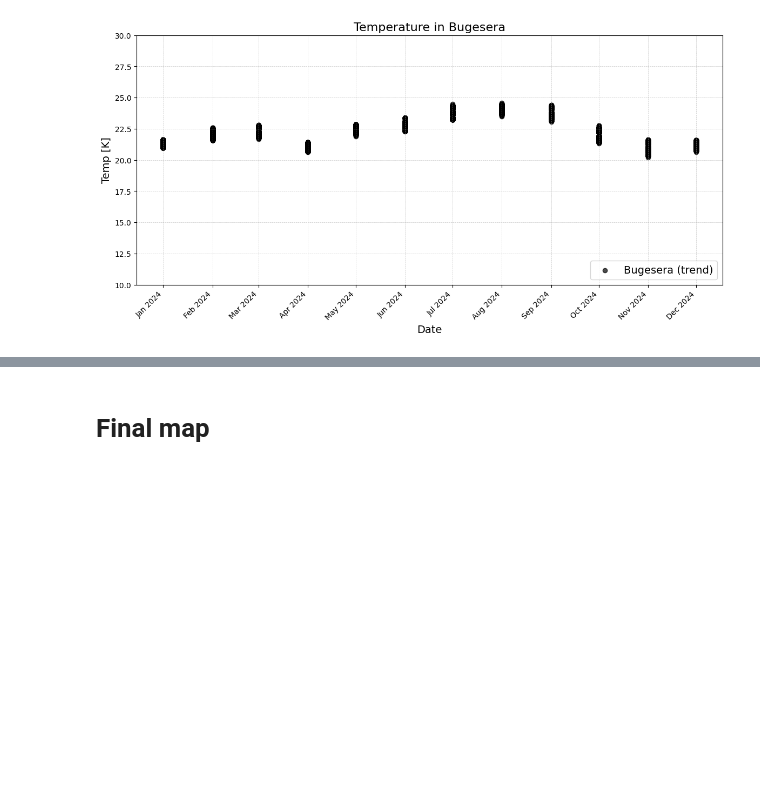
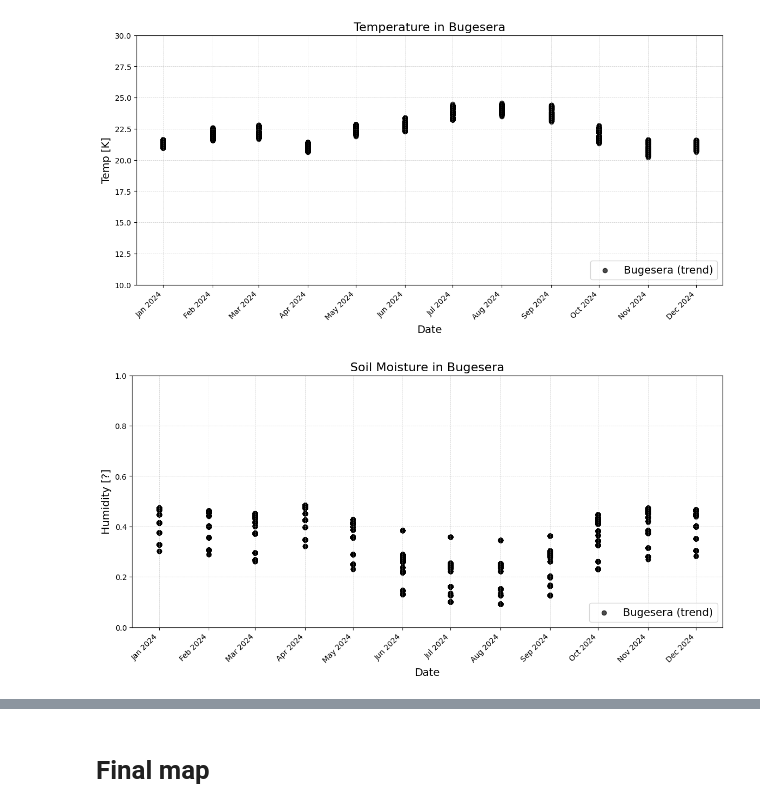
Before and after one commit to TheRealToky/rwanda-climate-alerts, a Jupyter notebook: notebooks/02_plot.ipynb, the cells around one changed output, grey strips where cells are left out. Saved outputs shown, nothing was run; the diff lists cells and outputs as text; code cells hidden in the pictures; blank space fills up the shorter version.

Commit message:
fix soil moist and ndvi

```diff
--- a/notebooks/02_plot.ipynb
+++ b/notebooks/02_plot.ipynb
@@ -87,6 +80,7 @@ slope = ee.Terrain.slope(dem)
 # %% [markdown]
 # Fetch Time series
 # %%
+# Fetch Time series
 def get_time_series(image_collection, district_name, start_date, end_date, scale):
     district = ee.FeatureCollection("FAO/GAUL/2015/level2") \
                     .filter(ee.Filter.eq("ADM0_NAME", "Rwanda")) \
@@ -97,9 +91,18 @@ def get_time_series(image_collection, district_name, start_date, end_date, scale
                             .filterDate(start_date, end_date) \
                             .getRegion(district, scale=scale) \
                             .getInfo()
+
+    date_range = [start_date, end_date]
+
     return district_time_series
 
-bugesera_time_series = get_time_series(chirps, "Bugesera", "2024-01-01", "2024-12-31", 1000)
+bugesera_chirps_ts  = get_time_series(chirps, "Bugesera", "2024-01-01", "2024-12-31", 1000)
+bugesera_moist_ts  = get_time_series(soil_moist, "Bugesera", "2024-01-01", "2024-12-31", 1000)
+bugesera_ndvi_ts  = get_time_series(ndvi, "Bugesera", "2024-01-01", "2024-12-31", 1000)
+#
+# print(type(bugesera_chirps_ts), bugesera_chirps_ts)
+# print(type(bugesera_moist_ts))
+# print(type(bugesera_ndvi_ts))
 # %% [markdown]
 ## Convert to pandas DataFrame
 # %%
@@ -126,4 +129,10 @@ def ee_array_to_df(arr, list_of_bands):
 
     return df
 
-bugesera_df = ee_array_to_df(bugesera_time_series, ['precipitation'])
+bugesera_moist_df = ee_array_to_df(bugesera_chirps_ts, ['precipitation'])
+bugesera_moist_df = ee_array_to_df(bugesera_moist_ts, ['volumetric_soil_water_layer_1'])
+bugesera_ndvi_df = ee_array_to_df(bugesera_ndvi_ts, ['NDVI'])
+
+print(bugesera_ndvi_df[:10])
+print(bugesera_ndvi_df["NDVI"].mean())
+print(bugesera_ndvi_df["NDVI"].median())
@@ -242,3 +246,35 @@ era5_plot()
 plt.show()
 # %% [output]
 [figure]
+# %%
+def moist_plot():
+    fig_2, ax = plt.subplots(figsize=(14, 6))
+
+    ax.scatter(bugesera_moist_df['datetime'], bugesera_moist_df['volumetric_soil_water_layer_1'],
+               color='black', linewidth=1, alpha=0.7, label='Bugesera (trend)')
+               # c='black', alpha=0.2, label='Bugesera (data)')
+
+    import matplotlib.dates as mdates
+    ax.xaxis.set_major_formatter(mdates.DateFormatter('%b %Y'))  # e.g., "Jun 2025"
+    ax.xaxis.set_major_locator(mdates.MonthLocator(interval=1))
+    plt.setp(ax.get_xticklabels(), rotation=45, ha="right")
+
+    # bugesera_moist_df['rolling'] = bugesera_moist_df['precipitation'].rolling(window=7).mean()
+    # ax.plot(bugesera_moist_df['datetime'], bugesera_moist_df['rolling'],
+    #         color='red', linewidth=2, label='7-day average')
+
+    # extreme = bugesera_moist_df[bugesera_moist_df['precipitation'] > 60]
+    # ax.scatter(extreme['datetime'], extreme['precipitation'],
+    #            color='orange', edgecolor='red', s=80, zorder=3, label='Extreme rain')
+
+    ax.set_title('Soil Moisture in Bugesera', fontsize=16)
+    ax.set_xlabel('Date', fontsize=14)
+    ax.set_ylabel('Humidity [?]', fontsize=14)
+    ax.set_ylim(-0, 1)
+    ax.grid(lw=0.5, ls='--', alpha=0.7)
+    ax.legend(fontsize=14, loc='lower right')
+
+moist_plot()
+plt.show()
+# %% [output]
+[figure, added]
```
Also changed, not shown: parts of 11 cells of this notebook, 6 other files.
